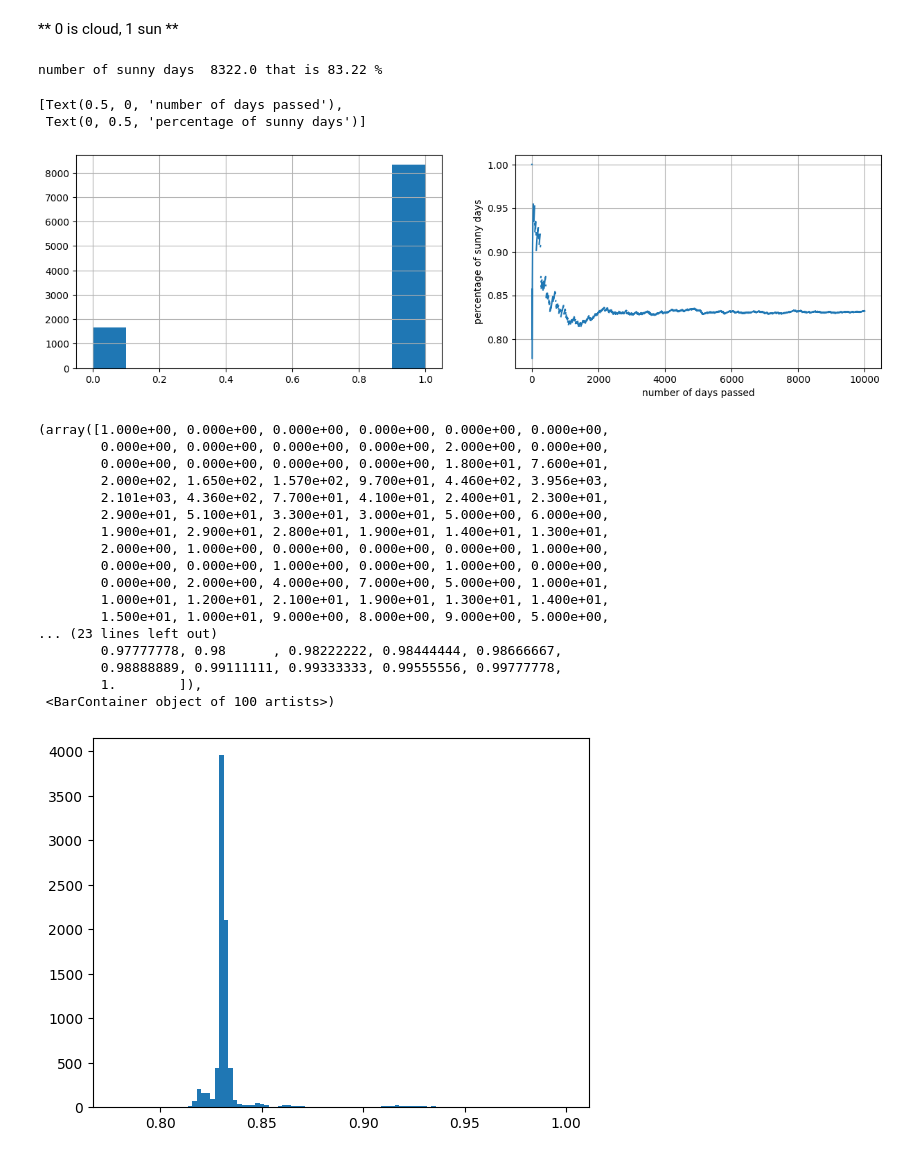
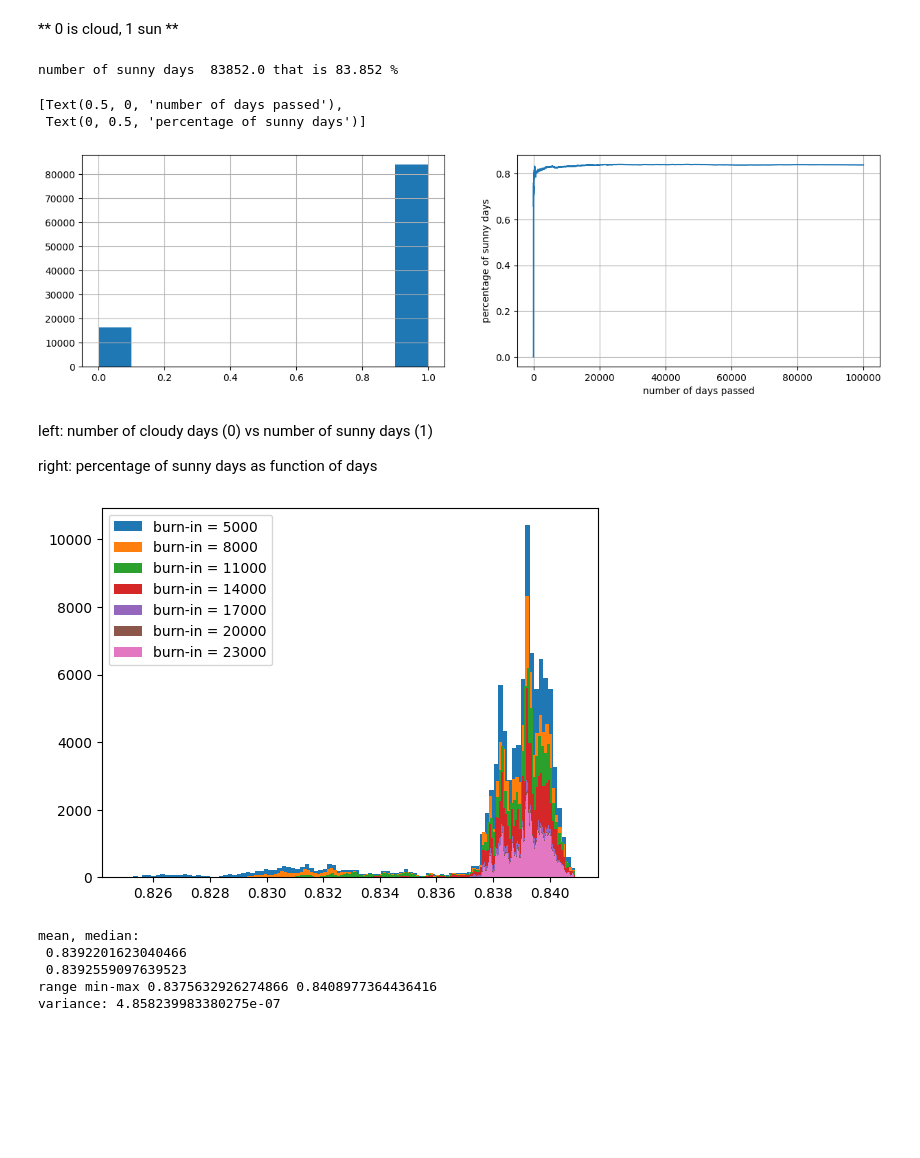
Before and after one commit to Matti-z/astrostatistics_bicocca_2026, a Jupyter notebook: working/ten.ipynb, the cells around one changed output. Cells and saved outputs as stored; diff of their text form; code cells hidden in the pictures; blank space fills up the shorter version.

```diff
--- a/working/ten.ipynb
+++ b/working/ten.ipynb
@@ -93,6 +93,6 @@ def loop(n = 10000, initial_guess = 0):
     return x, sunny_days
 # %%
-n = 10000
+n = 100000
 cloud_sunny = 0 #today is cloudy
 distribution_values, n_sunny = loop(n, cloud_sunny)
 fig, (fig1, fig2) = plt.subplots(ncols=2, figsize = (15, 4))
@@ -105,28 +105,32 @@ fig2.plot(x_ax, n_sunny[0, :]/n_sunny[1, :])
 fig2.grid(visible = True)
 fig2.set(xlabel = 'number of days passed', ylabel = 'percentage of sunny days')
 # %% [output]
-number of sunny days  8322.0 that is 83.22 %
+number of sunny days  83852.0 that is 83.852 %
 [Text(0.5, 0, 'number of days passed'),
  Text(0, 0.5, 'percentage of sunny days')]
-[figure, old version]
+[figure, new version]
+# %% [markdown]
+left: number of cloudy days (0) vs number of sunny days (1)
+
+right: percentage of sunny days as function of days
 # %%
-plt.hist(n_sunny[0, :]/n_sunny[1, :], 100)
+burnin = 5000
+for i in range (7):
+    plt.hist(n_sunny[0, burnin + i*3000:]/n_sunny[1, burnin + i*3000:], bins = 100, label = f'burn-in = {(i*3000+burnin)}')
+    plt.legend()
 # %% [output]
-(array([1.000e+00, 0.000e+00, 0.000e+00, 0.000e+00, 0.000e+00, 0.000e+00,
-        0.000e+00, 0.000e+00, 0.000e+00, 0.000e+00, 2.000e+00, 0.000e+00,
-        0.000e+00, 0.000e+00, 0.000e+00, 0.000e+00, 1.800e+01, 7.600e+01,
-        2.000e+02, 1.650e+02, 1.570e+02, 9.700e+01, 4.460e+02, 3.956e+03,
-        2.101e+03, 4.360e+02, 7.700e+01, 4.100e+01, 2.400e+01, 2.300e+01,
-        2.900e+01, 5.100e+01, 3.300e+01, 3.000e+01, 5.000e+00, 6.000e+00,
-        1.900e+01, 2.900e+01, 2.800e+01, 1.900e+01, 1.400e+01, 1.300e+01,
-        2.000e+00, 1.000e+00, 0.000e+00, 0.000e+00, 0.000e+00, 1.000e+00,
-        0.000e+00, 0.000e+00, 1.000e+00, 0.000e+00, 1.000e+00, 0.000e+00,
-        0.000e+00, 2.000e+00, 4.000e+00, 7.000e+00, 5.000e+00, 1.000e+01,
-        1.000e+01, 1.200e+01, 2.100e+01, 1.900e+01, 1.300e+01, 1.400e+01,
-        1.500e+01, 1.000e+01, 9.000e+00, 8.000e+00, 9.000e+00, 5.000e+00,
-... (23 lines left out)
-        0.97777778, 0.98      , 0.98222222, 0.98444444, 0.98666667,
-        0.98888889, 0.99111111, 0.99333333, 0.99555556, 0.99777778,
-        1.        ]),
- <BarContainer object of 100 artists>)
-[figure, old version]
+[figure, new version]
+# %%
+burnin = 20000
+data_clear = n_sunny[0, burnin:]/n_sunny[1, burnin:]
+print('mean, median:','\n', np.mean(data_clear ),'\n', np.median(data_clear ))
+
+print ('range min-max',np.min(data_clear ), np.max(data_clear ))
+
+print('variance:', np.var(data_clear))
+# %% [output]
+mean, median:
+ 0.8392201623040466
+ 0.8392559097639523
+range min-max 0.8375632926274866 0.8408977364436416
+variance: 4.858239983380275e-07
```
Also changed, not shown: parts of 1 cell of this notebook.
